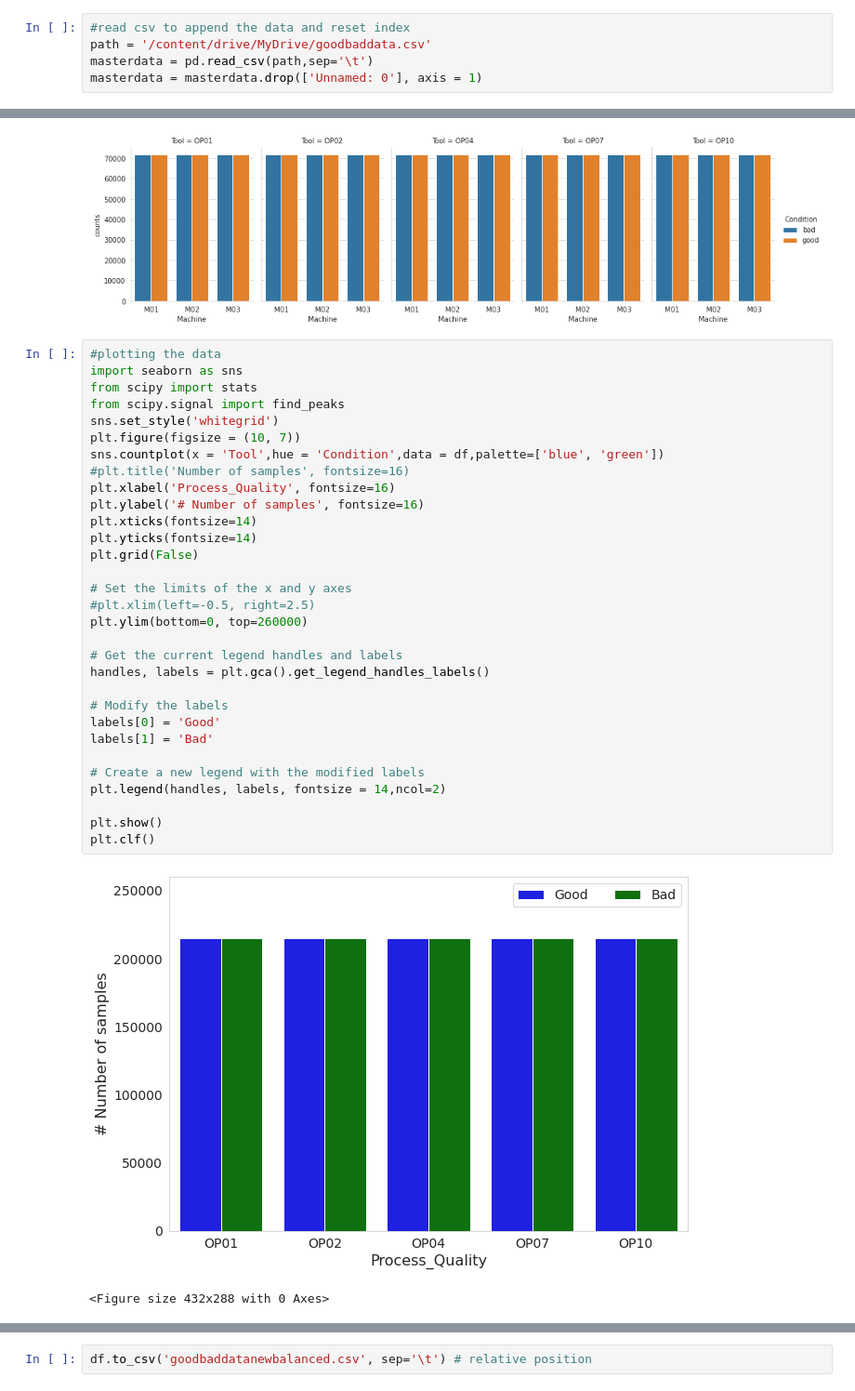
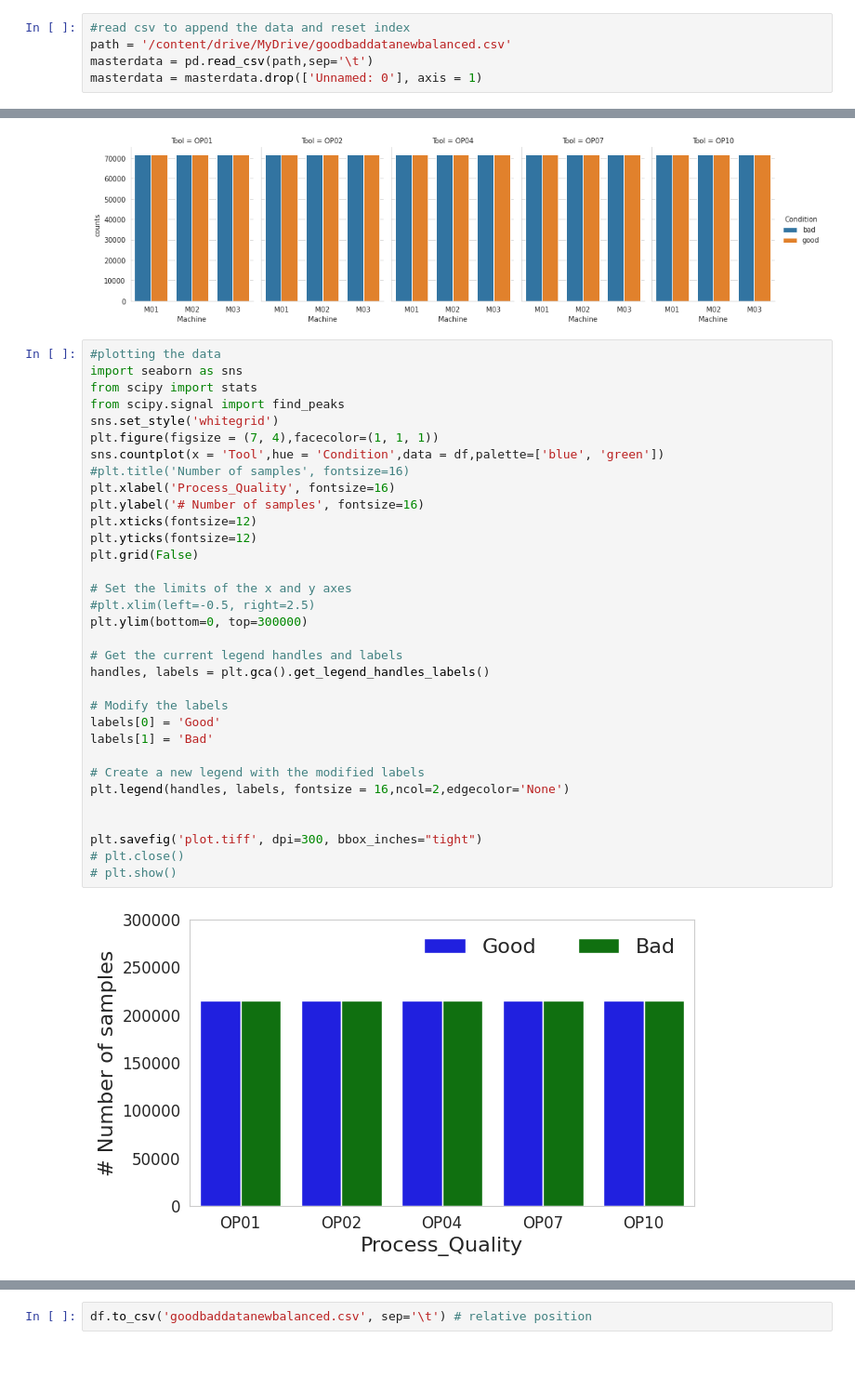
Before and after one commit to AbbasHussain72/Wavelet-featre-extraction-, a Jupyter notebook: current_wavelet_Transform_Technique.ipynb, the cells around one changed output, grey strips where cells are left out. Shown at 93% size. Saved outputs shown, nothing was run; the diff lists cells and outputs as text; blank space fills up the shorter version.

```diff
--- a/current_wavelet_Transform_Technique.ipynb
+++ b/current_wavelet_Transform_Technique.ipynb
@@ -19,6 +19,6 @@ drive.mount('/content/drive')
 Mounted at /content/drive
 # %%
 #read csv to append the data and reset index
-path = '/content/drive/MyDrive/goodbaddata.csv'
+path = '/content/drive/MyDrive/goodbaddatanewbalanced.csv'
 masterdata = pd.read_csv(path,sep='\t')
 masterdata = masterdata.drop(['Unnamed: 0'], axis = 1)
@@ -119,34 +121,35 @@ sns.catplot(x="Machine", y="counts", hue="Condition", col="Tool", data=grouped,
 # %%
 #plotting the data
 import seaborn as sns
 from scipy import stats
 from scipy.signal import find_peaks
 sns.set_style('whitegrid')
-plt.figure(figsize = (10, 7))
+plt.figure(figsize = (7, 4),facecolor=(1, 1, 1))
 sns.countplot(x = 'Tool',hue = 'Condition',data = df,palette=['blue', 'green'])
 #plt.title('Number of samples', fontsize=16)
 plt.xlabel('Process_Quality', fontsize=16)
 plt.ylabel('# Number of samples', fontsize=16)
-plt.xticks(fontsize=14)
-plt.yticks(fontsize=14)
+plt.xticks(fontsize=12)
+plt.yticks(fontsize=12)
 plt.grid(False)
 
 # Set the limits of the x and y axes
 #plt.xlim(left=-0.5, right=2.5)
-plt.ylim(bottom=0, top=260000)
+plt.ylim(bottom=0, top=300000)
 
 # Get the current legend handles and labels
 handles, labels = plt.gca().get_legend_handles_labels()
 
 # Modify the labels
 labels[0] = 'Good'
 labels[1] = 'Bad'
 
 # Create a new legend with the modified labels
-plt.legend(handles, labels, fontsize = 14,ncol=2)
+plt.legend(handles, labels, fontsize = 16,ncol=2,edgecolor='None')
 
-plt.show()
-plt.clf()
+
+plt.savefig('plot.tiff', dpi=300, bbox_inches="tight")
+# plt.close()
+# plt.show()
 # %% [output]
-[figure, old version]
+[figure, new version]
-<Figure size 432x288 with 0 Axes>
```
Also changed, not shown: parts of 7 cells of this notebook.
